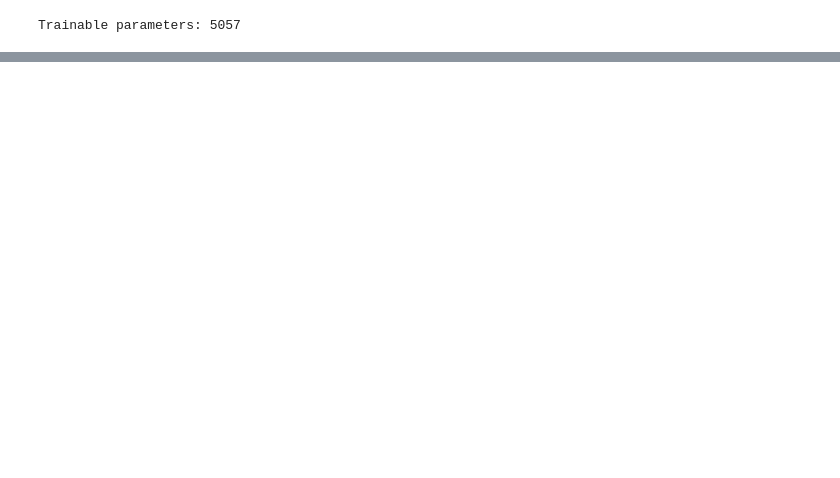
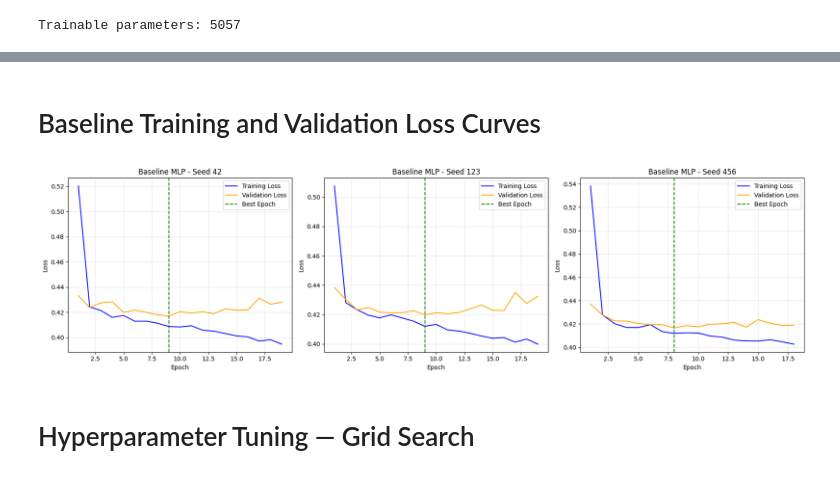
Before and after one commit to ChristZ-coderFs/ITC3154-Customer-Churn, a Jupyter notebook: Standard_MLP_Architecture.ipynb, the cells around one changed output, grey strips where cells are left out. Saved outputs shown, nothing was run; the diff lists cells and outputs as text; code cells hidden in the pictures; blank space fills up the shorter version.

```diff
--- a/Standard_MLP_Architecture.ipynb
+++ b/Standard_MLP_Architecture.ipynb
@@ -45,0 +138,15 @@ Trainable parameters: 5057
+# %%
+
+X_train_tensor = torch.tensor(X_train.values, dtype=torch.float32)
+X_val_tensor = torch.tensor(X_val.values, dtype=torch.float32)
+X_test_tensor = torch.tensor(X_test.values, dtype=torch.float32)
+
+
+y_train_tensor = torch.tensor(y_train.values, dtype=torch.float32).reshape(-1, 1)
+y_val_tensor = torch.tensor(y_val.values, dtype=torch.float32).reshape(-1, 1)
+y_test_tensor = torch.tensor(y_test.values, dtype=torch.float32).reshape(-1, 1)
+
+
+print("Training:", X_train_tensor.shape, y_train_tensor.shape)
+print("Validation:", X_val_tensor.shape, y_val_tensor.shape)
+print("Testing:", X_test_tensor.shape, y_test_tensor.shape)
@@ -45,0 +488,38 @@ Trainable parameters: 5057
+# %% [markdown]
+# Baseline Training and Validation Loss Curves
+# %%
+fig, axes = plt.subplots(1, 3, figsize=(18, 5))
+
+for ax, result in zip(axes, baseline_results):
+
+    epochs = range(1, result["epochs_trained"] + 1)
+
+    ax.plot(epochs, result["train_losses"],
+            label="Training Loss", color="blue")
+
+    ax.plot(epochs, result["val_losses"],
+            label="Validation Loss", color="orange")
+
+    ax.axvline(
+        result["best_epoch"],
+        color="green",
+        linestyle="--",
+        label="Best Epoch"
+    )
+
+    ax.set_title(f"Baseline MLP - Seed {result['seed']}")
+    ax.set_xlabel("Epoch")
+    ax.set_ylabel("Loss")
+    ax.legend()
+    ax.grid(alpha=0.3)
+
+plt.tight_layout()
+
+plt.savefig("baseline_loss_curves.png",
+            dpi=300, bbox_inches="tight")
+
+plt.show()
+# %% [output]
+[figure, added]
+# %% [markdown]
+# Hyperparameter Tuning — Grid Search
```
Also changed, not shown: parts of 48 cells of this notebook.
